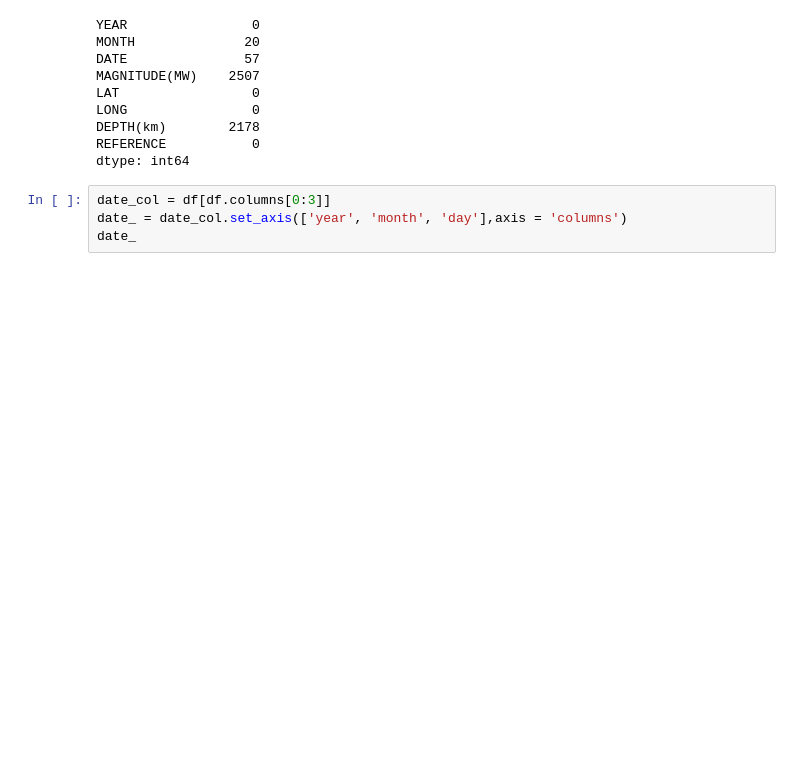
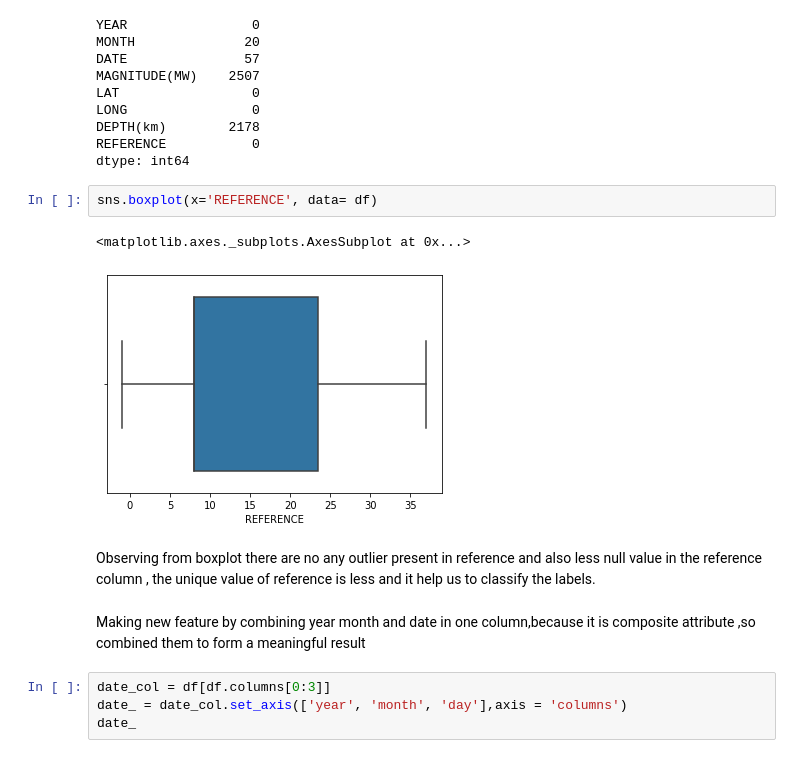
Before and after one commit to navaneet625/Earthquake-Data-Analysis-and-Classification, a Jupyter notebook: Classification.ipynb, the cells around one changed output. Drawn from its saved outputs; the diff is of its cells as text; blank space fills up the shorter version.

```diff
--- a/Classification.ipynb
+++ b/Classification.ipynb
@@ -126,6 +153,15 @@ LONG                0
 DEPTH(km)        2178
 REFERENCE           0
 dtype: int64
+# %%
+sns.boxplot(x='REFERENCE', data= df)
+# %% [output]
+<matplotlib.axes._subplots.AxesSubplot at 0x...>
+[figure, added]
+# %% [markdown]
+Observing from boxplot there are no any outlier present in reference and also less null value in the reference column , the unique value of reference is less and it help us to classify the labels.
+# %% [markdown]
+Making new feature by combining year month and date in one column,because it is composite attribute ,so combined them to  form a meaningful result
 # %%
 date_col = df[df.columns[0:3]]
 date_ = date_col.set_axis(['year', 'month', 'day'],axis = 'columns')
```
Also changed, not shown: parts of 71 cells of this notebook.
